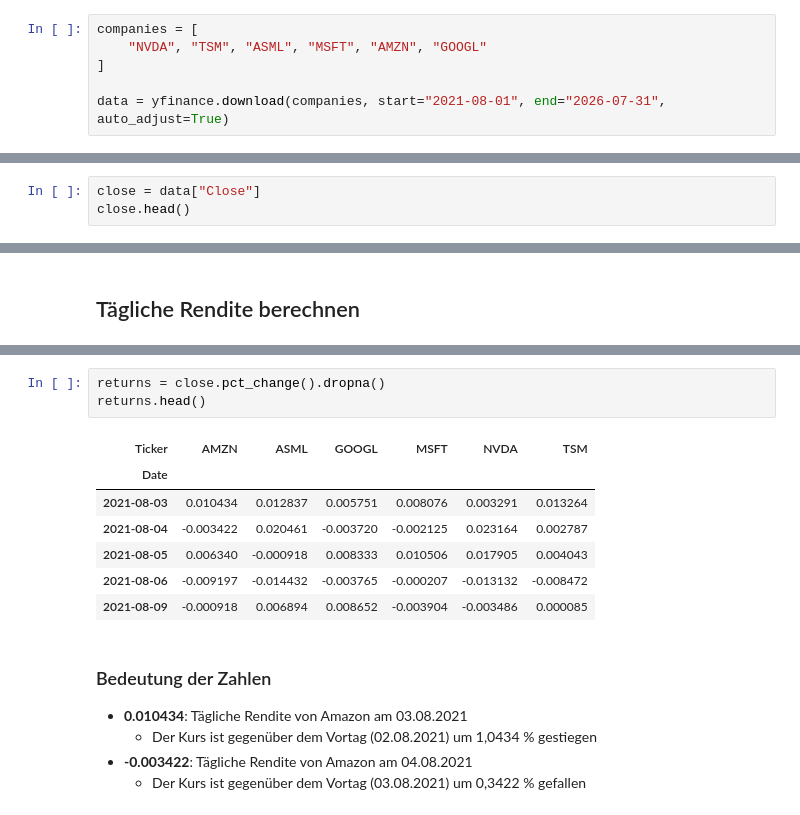
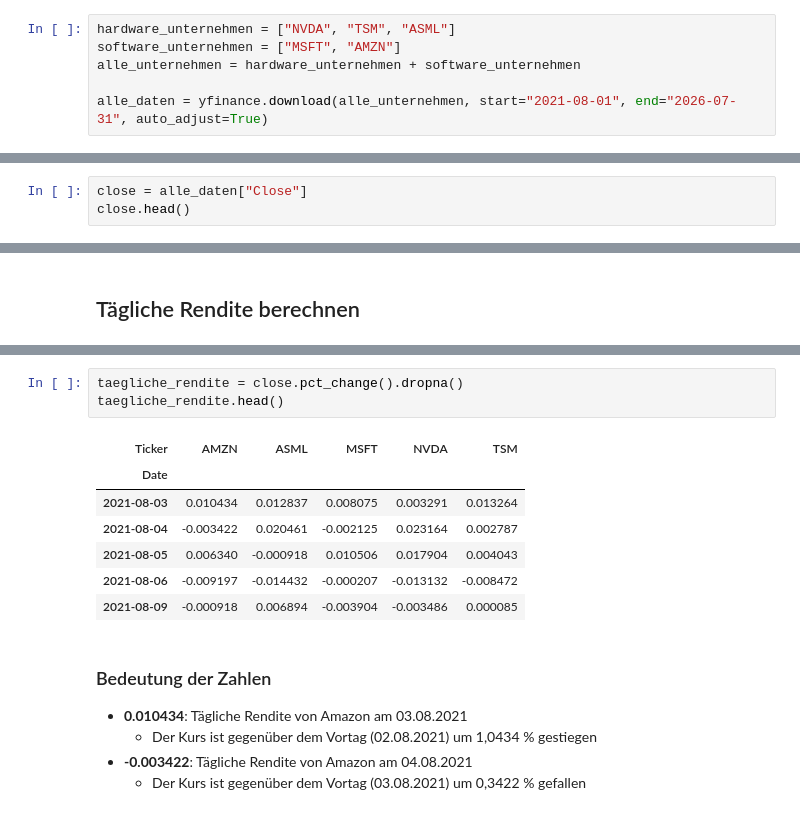
Before and after one commit to dustin-keks/DLBFTPPP01, a Jupyter notebook: praesentation.ipynb, the cells around one changed output, grey strips where cells are left out. Saved outputs shown, nothing was run; the diff lists cells and outputs as text.

```diff
--- a/praesentation.ipynb
+++ b/praesentation.ipynb
@@ -87,9 +86,9 @@ import plotly.express
 # %% [markdown]
 ## Abruf der Kursdaten
 # %%
-companies = [
-    "NVDA", "TSM", "ASML", "MSFT", "AMZN", "GOOGL"
-]
+hardware_unternehmen = ["NVDA", "TSM", "ASML"]
+software_unternehmen = ["MSFT", "AMZN"]
+alle_unternehmen = hardware_unternehmen + software_unternehmen
 
-data = yfinance.download(companies, start="2021-08-01", end="2026-07-31", auto_adjust=True)
+alle_daten = yfinance.download(alle_unternehmen, start="2021-08-01", end="2026-07-31", auto_adjust=True)
 # %% [output]
@@ -132,6 +131,6 @@ data.head()
 
 * Der Schlusskurs (**Close**) ist für die Rendite- und Risikoberechnung relevante Referenzgröße
 # %%
-close = data["Close"]
+close = alle_daten["Close"]
 close.head()
 # %% [output]
@@ -159,14 +163,14 @@ close.head()
 # %%
-returns = close.pct_change().dropna()
-returns.head()
+taegliche_rendite = close.pct_change().dropna()
+taegliche_rendite.head()
 # %% [output]
-| Ticker | AMZN | ASML | GOOGL | MSFT | NVDA | TSM |
-| Date |  |  |  |  |  |  |
-| 2021-08-03 | 0.010434 | 0.012837 | 0.005751 | 0.008076 | 0.003291 | 0.013264 |
-| 2021-08-04 | -0.003422 | 0.020461 | -0.003720 | -0.002125 | 0.023164 | 0.002787 |
-| 2021-08-05 | 0.006340 | -0.000918 | 0.008333 | 0.010506 | 0.017905 | 0.004043 |
-| 2021-08-06 | -0.009197 | -0.014432 | -0.003765 | -0.000207 | -0.013132 | -0.008472 |
-| 2021-08-09 | -0.000918 | 0.006894 | 0.008652 | -0.003904 | -0.003486 | 0.000085 |
+| Ticker | AMZN | ASML | MSFT | NVDA | TSM |
+| Date |  |  |  |  |  |
+| 2021-08-03 | 0.010434 | 0.012837 | 0.008075 | 0.003291 | 0.013264 |
+| 2021-08-04 | -0.003422 | 0.020461 | -0.002125 | 0.023164 | 0.002787 |
+| 2021-08-05 | 0.006340 | -0.000918 | 0.010506 | 0.017904 | 0.004043 |
+| 2021-08-06 | -0.009197 | -0.014432 | -0.000207 | -0.013132 | -0.008472 |
+| 2021-08-09 | -0.000918 | 0.006894 | -0.003904 | -0.003486 | 0.000085 |
 # %% [markdown]
 ### Bedeutung der Zahlen
 
```
Also changed, not shown: parts of 27 cells of this notebook.
